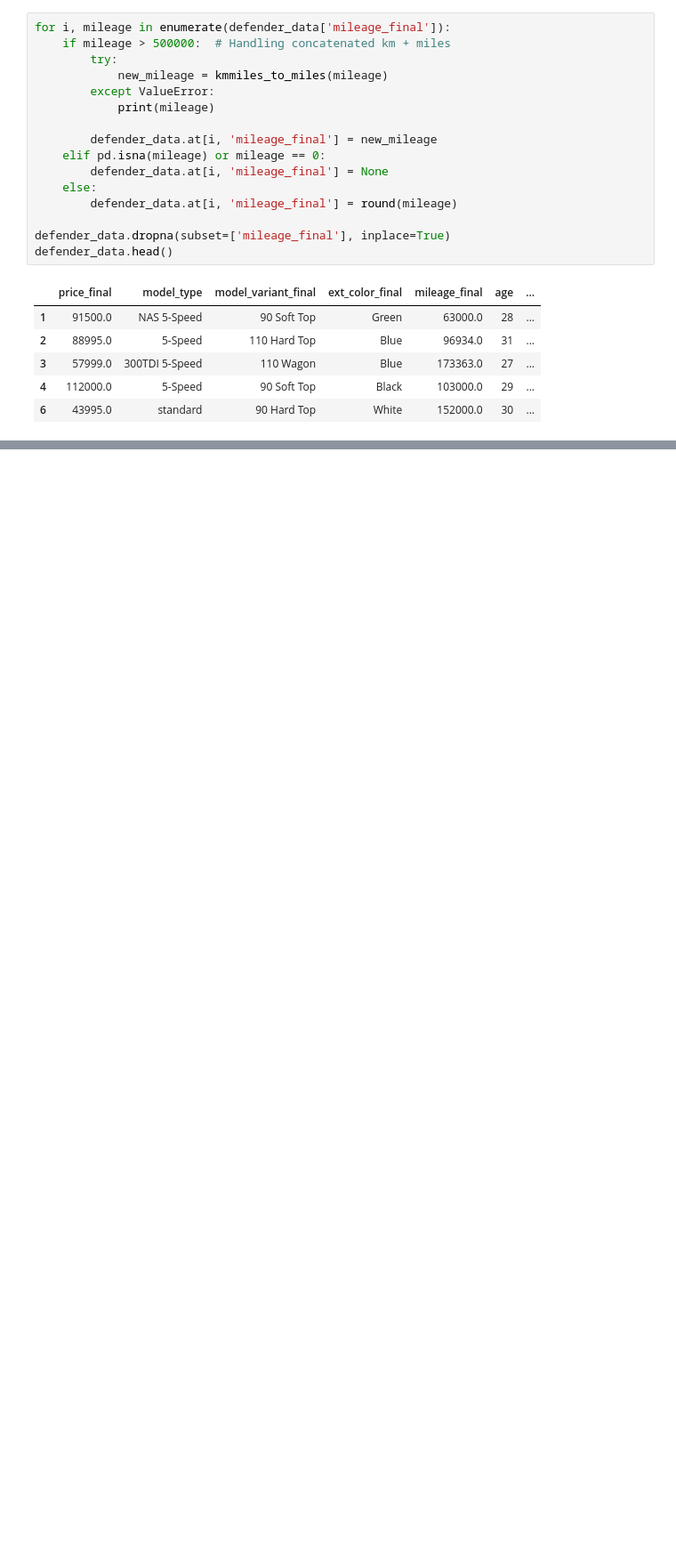
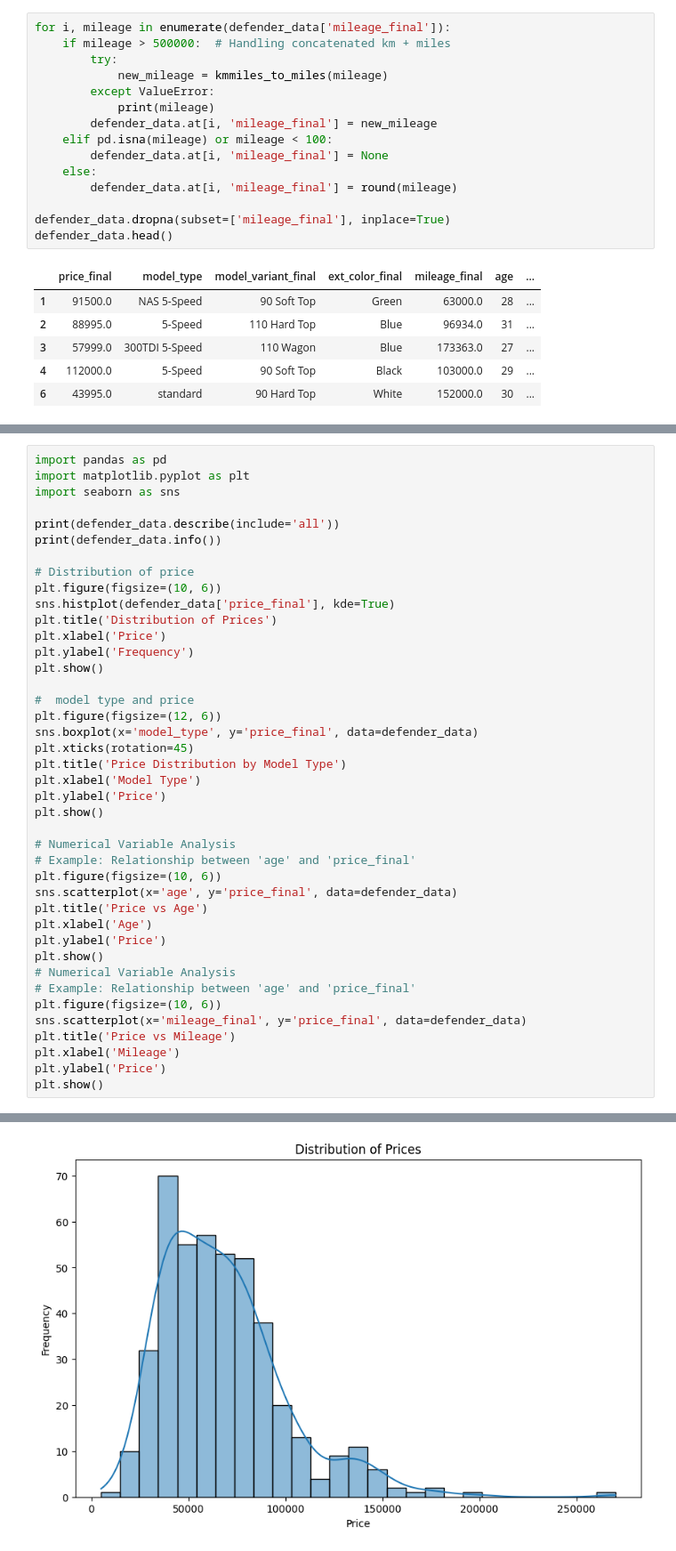
Before and after one commit to lheitman0/LRD_Predictor, a Jupyter notebook: cleanDATA.ipynb, the cells around one changed output, grey strips where cells are left out. Shown at 89% size. Cells and saved outputs as stored; diff of their text form; blank space fills up the shorter version.

```diff
--- a/cleanDATA.ipynb
+++ b/cleanDATA.ipynb
@@ -41,9 +41,8 @@ for i, mileage in enumerate(defender_data['mileage_final']):
             new_mileage = kmmiles_to_miles(mileage)
         except ValueError:
             print(mileage)
-
         defender_data.at[i, 'mileage_final'] = new_mileage
-    elif pd.isna(mileage) or mileage == 0:
+    elif pd.isna(mileage) or mileage < 100:
         defender_data.at[i, 'mileage_final'] = None
     else:
         defender_data.at[i, 'mileage_final'] = round(mileage)
@@ -59,0 +61,42 @@ defender_data.head()
+# %%
+import pandas as pd
+import matplotlib.pyplot as plt
+import seaborn as sns
+
+print(defender_data.describe(include='all'))
+print(defender_data.info())
+
+# Distribution of price
+plt.figure(figsize=(10, 6))
+sns.histplot(defender_data['price_final'], kde=True)
+plt.title('Distribution of Prices')
+plt.xlabel('Price')
+plt.ylabel('Frequency')
+plt.show()
+
+#  model type and price
+plt.figure(figsize=(12, 6))
+sns.boxplot(x='model_type', y='price_final', data=defender_data)
+plt.xticks(rotation=45)
+plt.title('Price Distribution by Model Type')
+plt.xlabel('Model Type')
+plt.ylabel('Price')
+plt.show()
+
+# Numerical Variable Analysis
+# Example: Relationship between 'age' and 'price_final'
+plt.figure(figsize=(10, 6))
+sns.scatterplot(x='age', y='price_final', data=defender_data)
+plt.title('Price vs Age')
+plt.xlabel('Age')
+plt.ylabel('Price')
+plt.show()
+# Numerical Variable Analysis
+# Example: Relationship between 'age' and 'price_final'
+plt.figure(figsize=(10, 6))
+sns.scatterplot(x='mileage_final', y='price_final', data=defender_data)
+plt.title('Price vs Mileage')
+plt.xlabel('Mileage')
+plt.ylabel('Price')
+plt.show()
+# %% [output]
@@ -59,0 +120 @@ defender_data.head()
+[figure, added]
```
Also changed, not shown: parts of 11 cells of this notebook.
